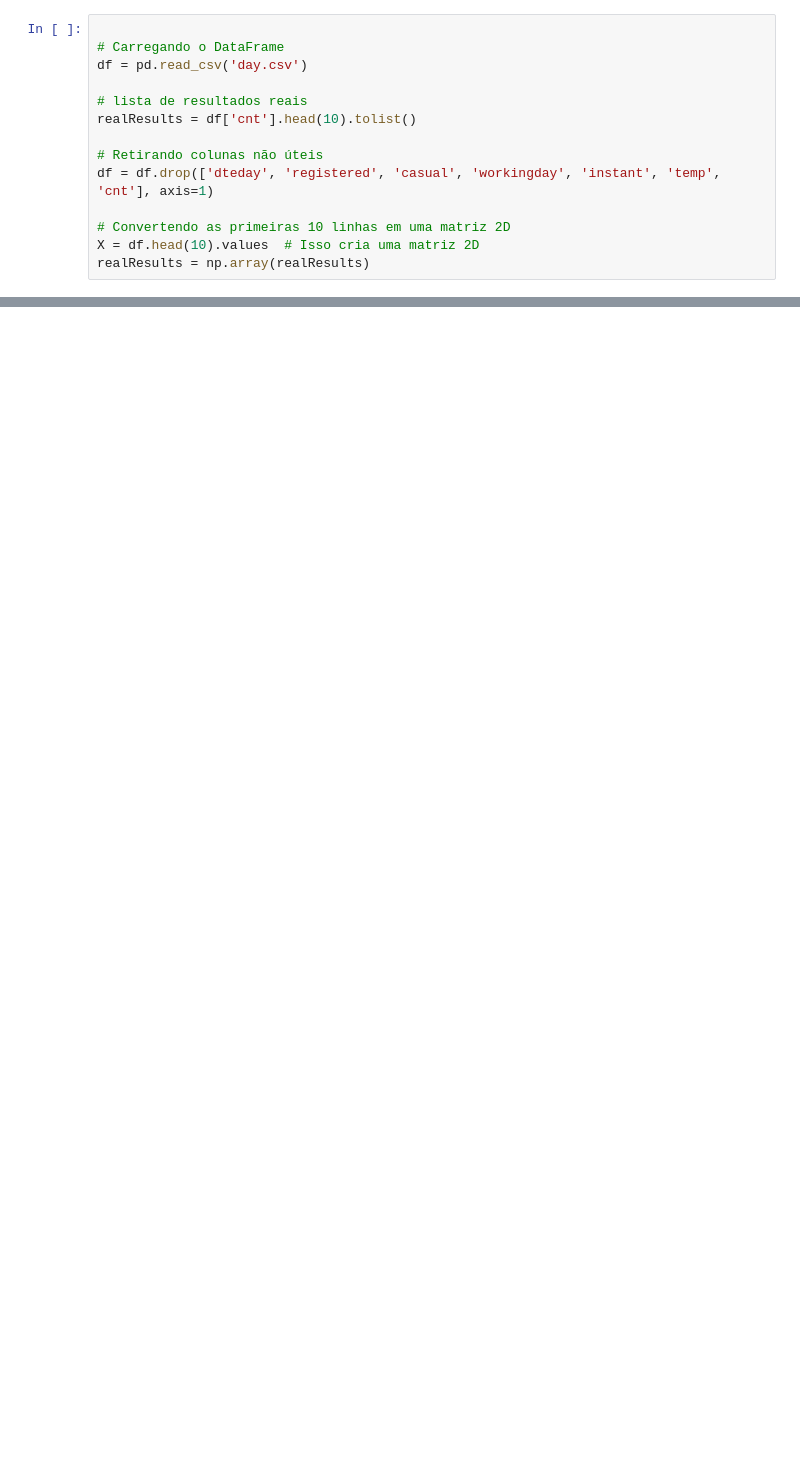
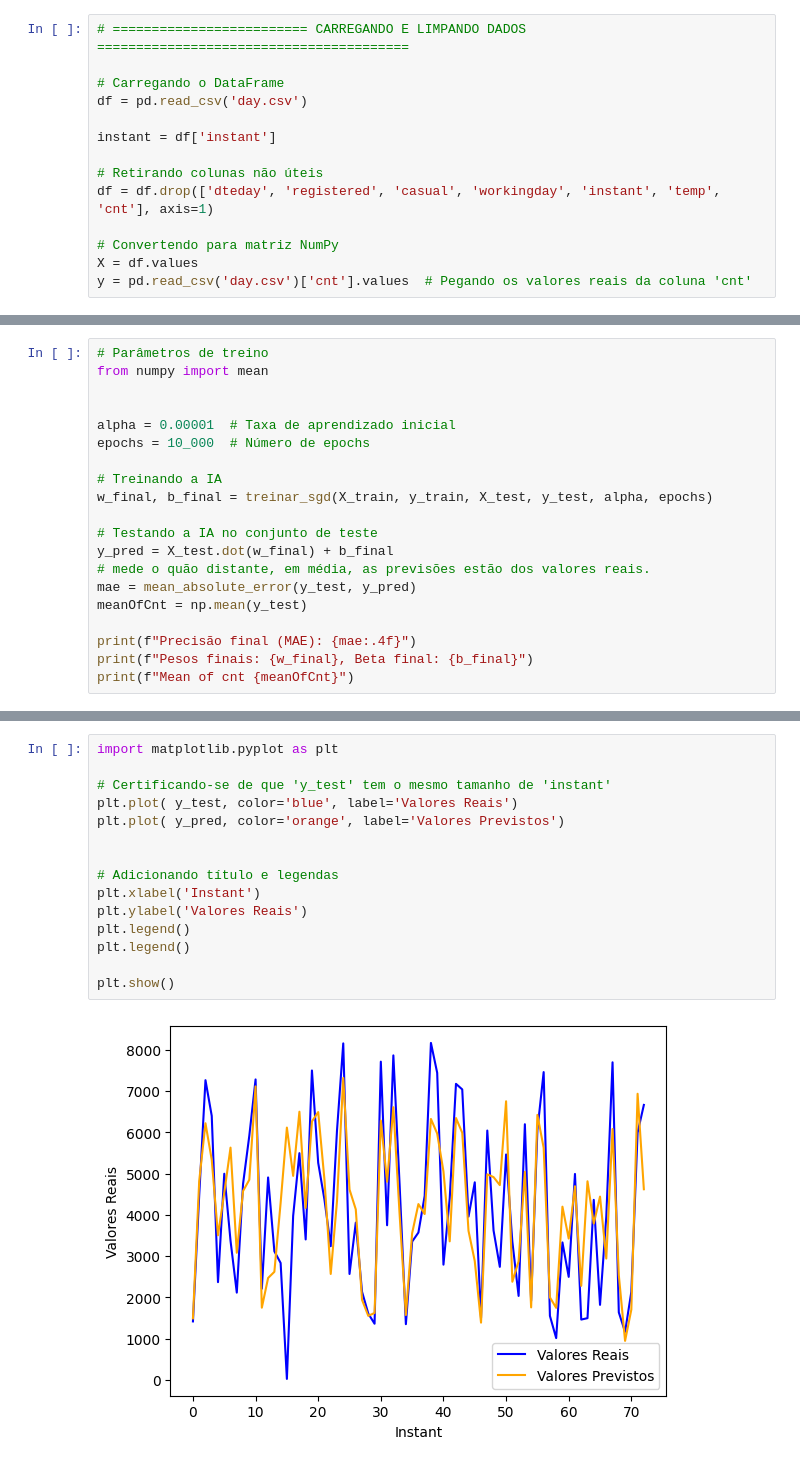
Before and after one commit to Nickyzz1/MachineLearning, a Jupyter notebook: aula3/main2.ipynb, the cells around one changed output, grey strips where cells are left out. Saved outputs shown, nothing was run; the diff lists cells and outputs as text; blank space fills up the shorter version.

Commit message:
ia training

```diff
--- a/aula3/main2.ipynb
+++ b/aula3/main2.ipynb
@@ -12,14 +7,14 @@ import random
 # %%
+# ========================= CARREGANDO E LIMPANDO DADOS ========================================
 
 # Carregando o DataFrame
 df = pd.read_csv('day.csv')
 
-# lista de resultados reais
-realResults = df['cnt'].head(10).tolist()
+instant = df['instant']
 
 # Retirando colunas não úteis
 df = df.drop(['dteday', 'registered', 'casual', 'workingday', 'instant', 'temp', 'cnt'], axis=1)
 
-# Convertendo as primeiras 10 linhas em uma matriz 2D
-X = df.head(10).values  # Isso cria uma matriz 2D
-realResults = np.array(realResults)
+# Convertendo para matriz NumPy
+X = df.values
+y = pd.read_csv('day.csv')['cnt'].values  # Pegando os valores reais da coluna 'cnt'
@@ -84,0 +145,20 @@ Pesos finais: [2.01659638], Bias final: 2.93206066366092
+# %%
+# Parâmetros de treino
+from numpy import mean
+
+
+alpha = 0.00001  # Taxa de aprendizado inicial
+epochs = 10_000  # Número de epochs
+
+# Treinando a IA
+w_final, b_final = treinar_sgd(X_train, y_train, X_test, y_test, alpha, epochs)
+
+# Testando a IA no conjunto de teste
+y_pred = X_test.dot(w_final) + b_final
+# mede o quão distante, em média, as previsões estão dos valores reais.
+mae = mean_absolute_error(y_test, y_pred)
+meanOfCnt = np.mean(y_test)
+
+print(f"Precisão final (MAE): {mae:.4f}")
+print(f"Pesos finais: {w_final}, Beta final: {b_final}")
+print(f"Mean of cnt {meanOfCnt}")
@@ -84,0 +183,17 @@ Pesos finais: [2.01659638], Bias final: 2.93206066366092
+# %%
+import matplotlib.pyplot as plt
+
+# Certificando-se de que 'y_test' tem o mesmo tamanho de 'instant'
+plt.plot( y_test, color='blue', label='Valores Reais')
+plt.plot( y_pred, color='orange', label='Valores Previstos')
+
+
+# Adicionando título e legendas
+plt.xlabel('Instant')
+plt.ylabel('Valores Reais')
+plt.legend()
+plt.legend()
+
+plt.show()
+# %% [output]
+[figure, added]
```
Also changed, not shown: parts of 7 cells of this notebook, 2 other files.
